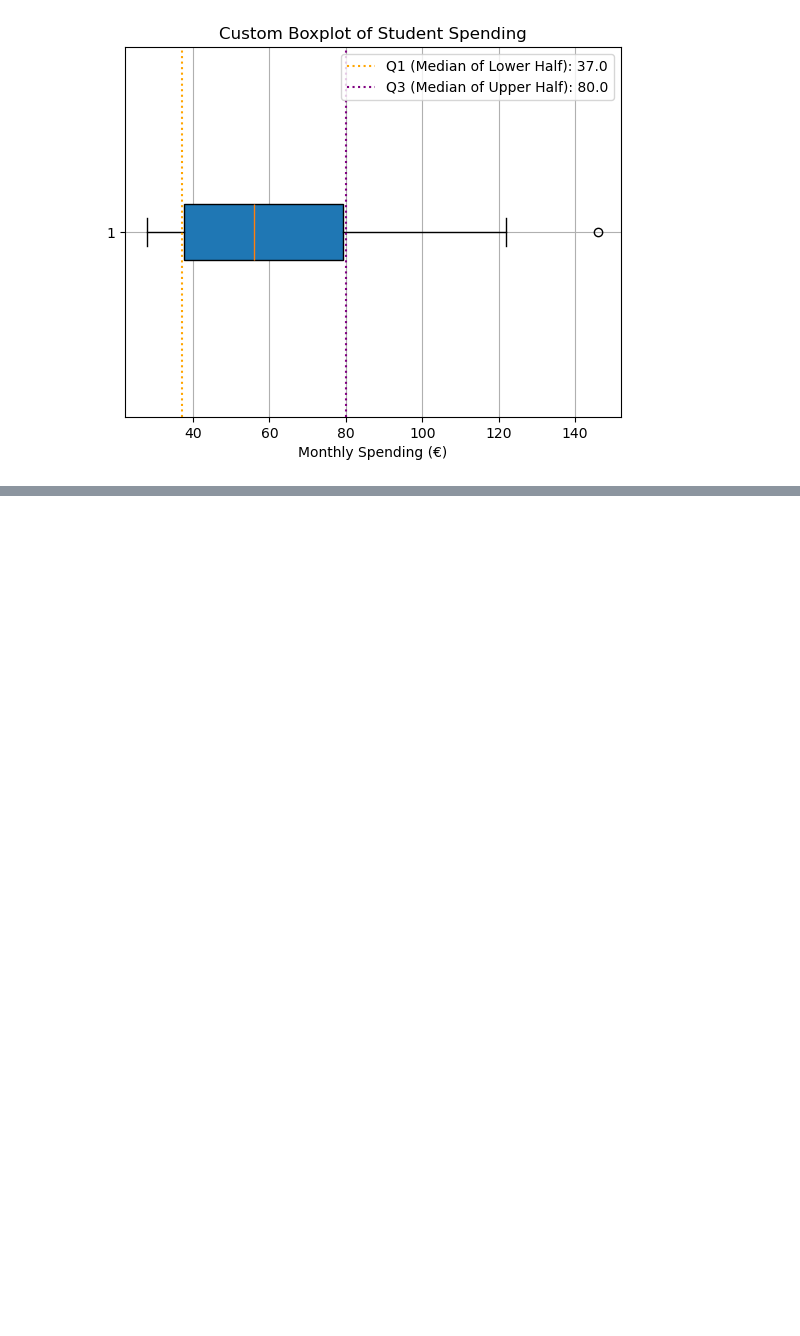
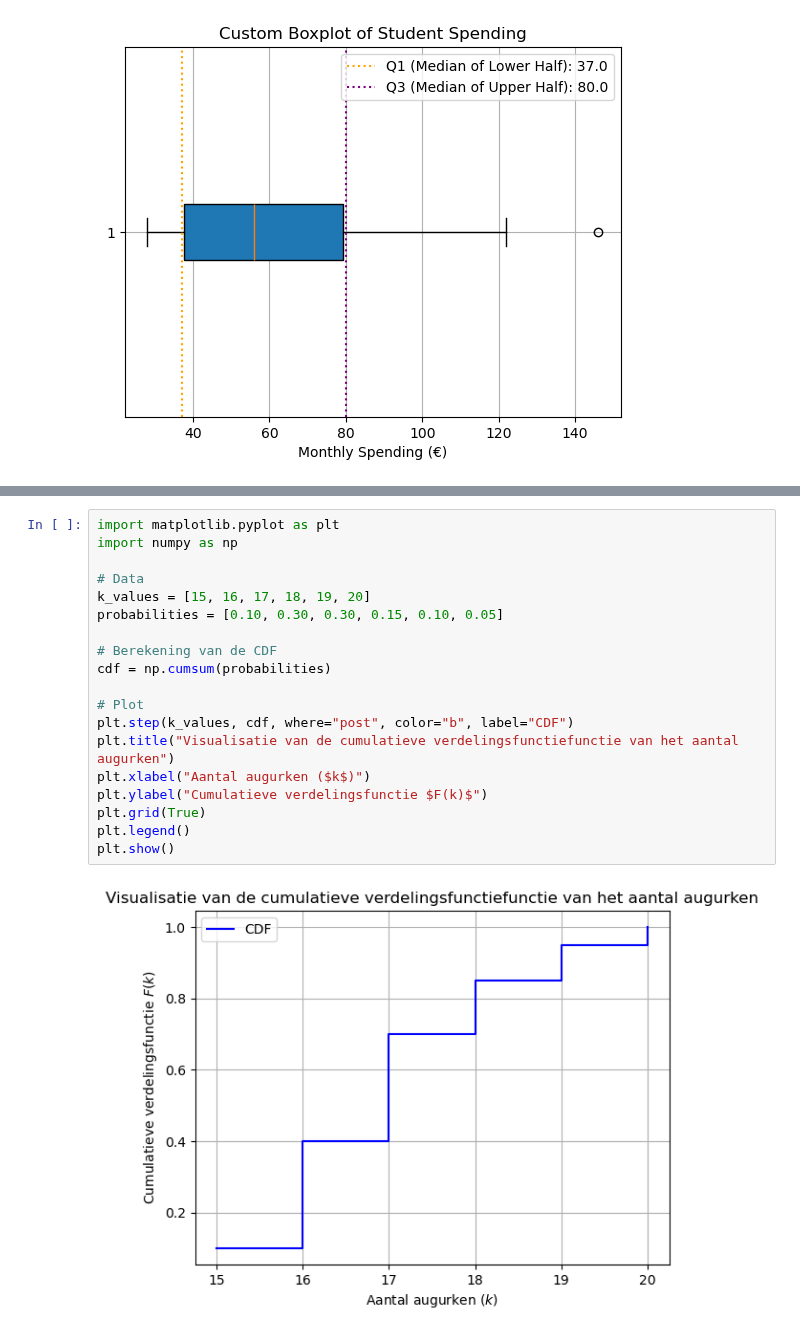
Before and after one commit to DBlom96/Statistiek, a Jupyter notebook: Python/visualisations.ipynb, the cells around one changed output, grey strips where cells are left out. Drawn from its saved outputs; the diff is of its cells as text; blank space fills up the shorter version.

```diff
--- a/Python/visualisations.ipynb
+++ b/Python/visualisations.ipynb
@@ -391,0 +408,21 @@ Outliers: [146]
+# %%
+import matplotlib.pyplot as plt
+import numpy as np
+
+# Data
+k_values = [15, 16, 17, 18, 19, 20]
+probabilities = [0.10, 0.30, 0.30, 0.15, 0.10, 0.05]
+
+# Berekening van de CDF
+cdf = np.cumsum(probabilities)
+
+# Plot
+plt.step(k_values, cdf, where="post", color="b", label="CDF")
+plt.title("Visualisatie van de cumulatieve verdelingsfunctiefunctie van het aantal augurken")
+plt.xlabel("Aantal augurken ($k$)")
+plt.ylabel("Cumulatieve verdelingsfunctie $F(k)$")
+plt.grid(True)
+plt.legend()
+plt.show()
+# %% [output]
+[figure, added]
```
Also changed, not shown: parts of 1 cell of this notebook, 9 other files.
